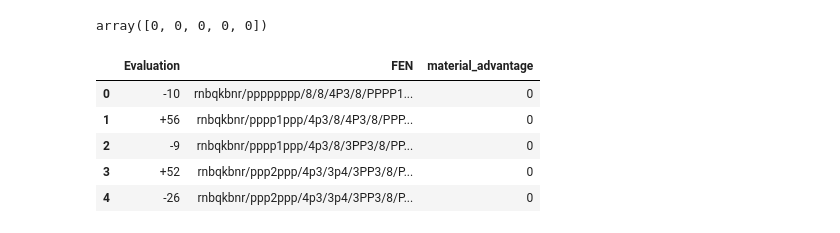
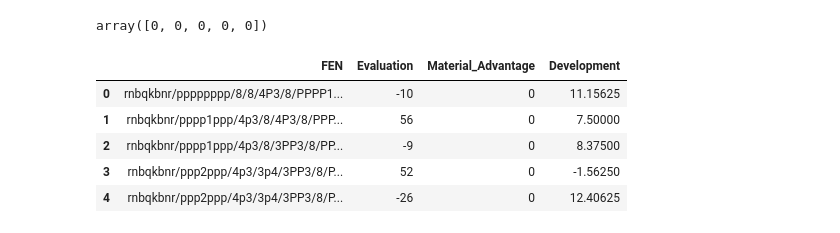
Before and after one commit to ezh247467/CSE151A-Group-Project, a Jupyter notebook: Group_Project.ipynb, the cells around one changed output. Cells and saved outputs as stored; diff of their text form; code cells hidden in the pictures.

Commit message:
Additional changes to writeup in the README and completed the evaluation of the development of pieces function in notebook.

```diff
--- a/Group_Project.ipynb
+++ b/Group_Project.ipynb
@@ -37,3 +37,15 @@ chessData_df
 | 12958033 | r2qkb1r/pp1b1ppp/1n2p3/n2pP3/3P1P... | +115 |
 | 12958034 | r2qkb1r/pp1b1ppp/1n2p3/n2pP3/3P1P... | +45 |
 12958035 rows × 2 columns
+# %%
+arr = np.array(chessData_df['Evaluation'])
+counter = 0
+mates = 0
+for i in arr:
+  if i[0] != '#':
+    val = int(i)
+    if val < 3900 and val > -3900:
+      counter += 1
+    continue
+  mates += 1
+counter/(len(arr) - mates)
@@ -417,15 +548,28 @@ advantages = np.array([board.advantage() for board in boards['FEN']])
 advantages
 # %% [output]
 array([0, 0, 0, 0, 0])
+# %%
+evals = np.array([board.evaluate() for board in boards['FEN']])
+# %%
+evaluations = np.array(test['Evaluation'])
+for i in range(len(evaluations)):
+  eval = evaluations[i]
+  if '#' in eval:
+    evaluations[i] = eval[1] + '3900'
+  evaluations[i] = int(evaluations[i])
+evaluations = pd.DataFrame(evaluations, columns=['Evaluation'])
+test = test.drop('Evaluation', axis=1)
+test = pd.concat([test, evaluations], axis=1)
 # %%
 # chessData_df = chessData_df.assign(material_advantage=advantages)
 # chessData_df
-test = test.assign(material_advantage=advantages)
+test = test.assign(Material_Advantage=advantages)
+test = test.assign(Development=evals)
 test
 # %% [output]
-|  | Evaluation | FEN | material_advantage |
-| 0 | -10 | rnbqkbnr/pppppppp/8/8/4P3/8/PPPP1... | 0 |
-| 1 | +56 | rnbqkbnr/pppp1ppp/4p3/8/4P3/8/PPP... | 0 |
-| 2 | -9 | rnbqkbnr/pppp1ppp/4p3/8/3PP3/8/PP... | 0 |
-| 3 | +52 | rnbqkbnr/ppp2ppp/4p3/3p4/3PP3/8/P... | 0 |
-| 4 | -26 | rnbqkbnr/ppp2ppp/4p3/3p4/3PP3/8/P... | 0 |
+|  | FEN | Evaluation | Material_Advantage | Development |
+| 0 | rnbqkbnr/pppppppp/8/8/4P3/8/PPPP1... | -10 | 0 | 11.15625 |
+| 1 | rnbqkbnr/pppp1ppp/4p3/8/4P3/8/PPP... | 56 | 0 | 7.50000 |
+| 2 | rnbqkbnr/pppp1ppp/4p3/8/3PP3/8/PP... | -9 | 0 | 8.37500 |
+| 3 | rnbqkbnr/ppp2ppp/4p3/3p4/3PP3/8/P... | 52 | 0 | -1.56250 |
+| 4 | rnbqkbnr/ppp2ppp/4p3/3p4/3PP3/8/P... | -26 | 0 | 12.40625 |
```
Also changed, not shown: parts of 14 cells of this notebook, 1 other file.
